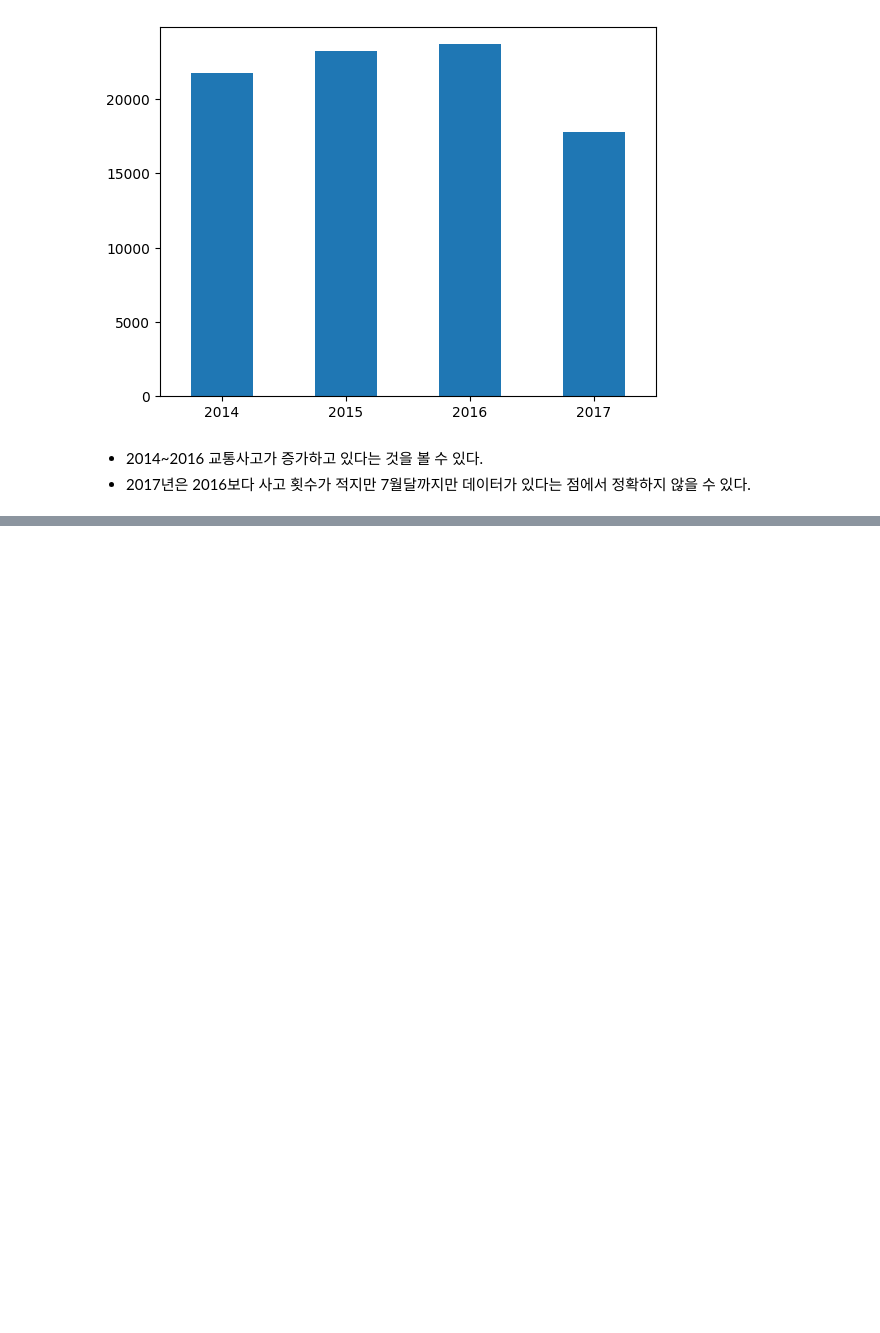
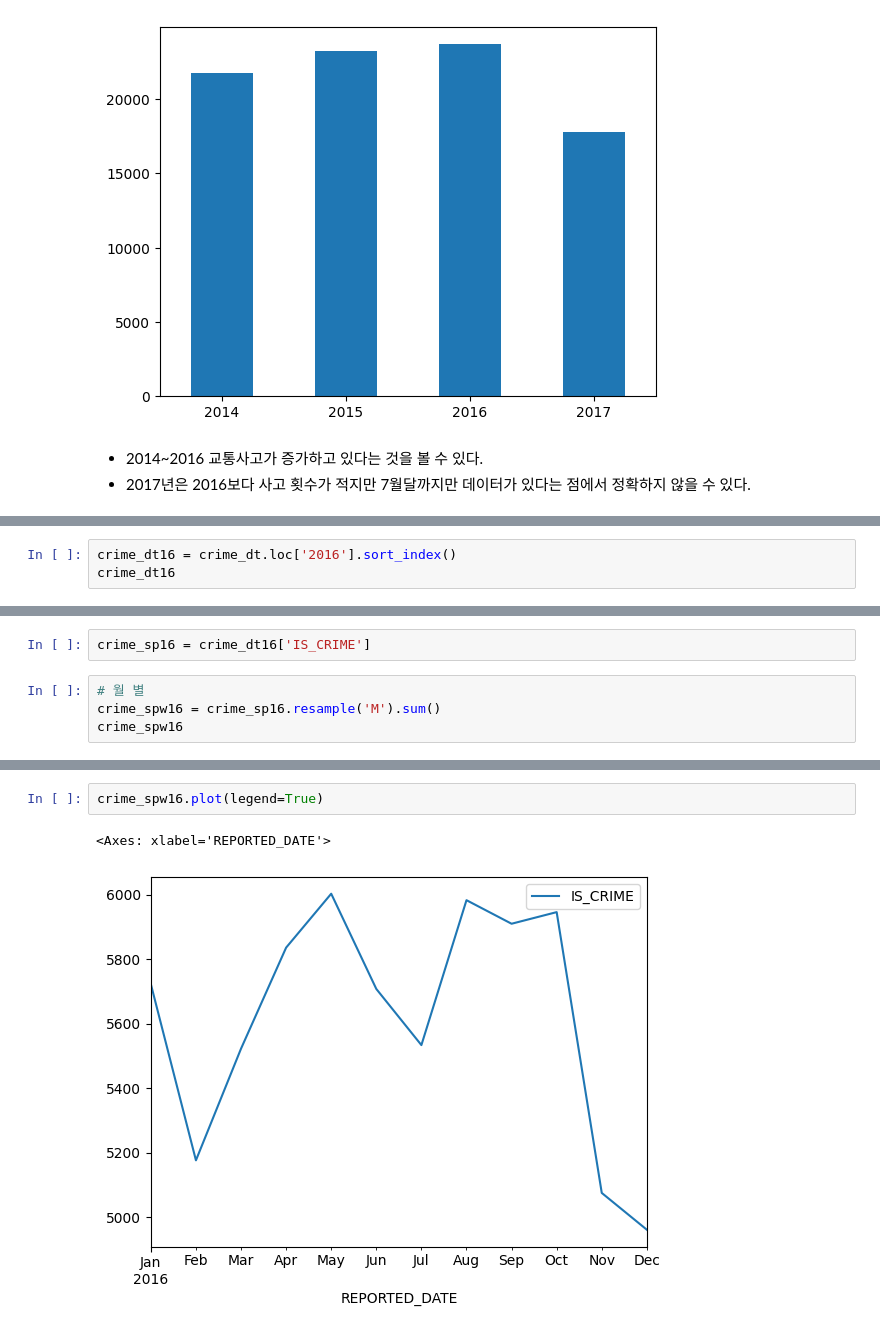
Before and after one commit to ha-es/doit_python, a Jupyter notebook: BDA/하은서73_0521_필수2.ipynb, the cells around one changed output, grey strips where cells are left out. Drawn from its saved outputs; the diff is of its cells as text; blank space fills up the shorter version.

```diff
--- a/BDA/하은서73_0521_필수2.ipynb
+++ b/BDA/하은서73_0521_필수2.ipynb
@@ -225,0 +245,3 @@ sp_p.plot.bar(rot=0)
+# %%
+crime_dt16 = crime_dt.loc['2016'].sort_index()
+crime_dt16
@@ -225,0 +263,6 @@ sp_p.plot.bar(rot=0)
+# %%
+crime_sp16 = crime_dt16['IS_CRIME']
+# %%
+# 월 별
+crime_spw16 = crime_sp16.resample('M').sum()
+crime_spw16
@@ -225,0 +284,5 @@ sp_p.plot.bar(rot=0)
+# %%
+crime_spw16.plot(legend=True)
+# %% [output]
+<Axes: xlabel='REPORTED_DATE'>
+[figure, added]
```
Also changed, not shown: parts of 6 cells of this notebook.
